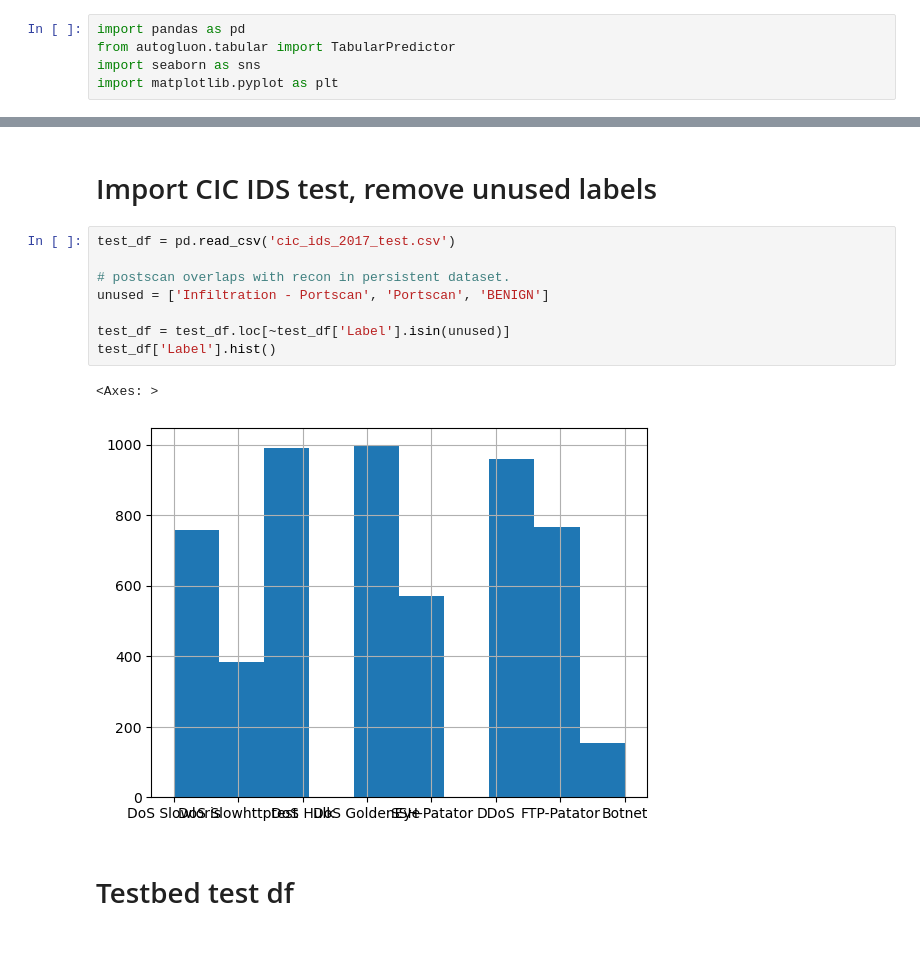
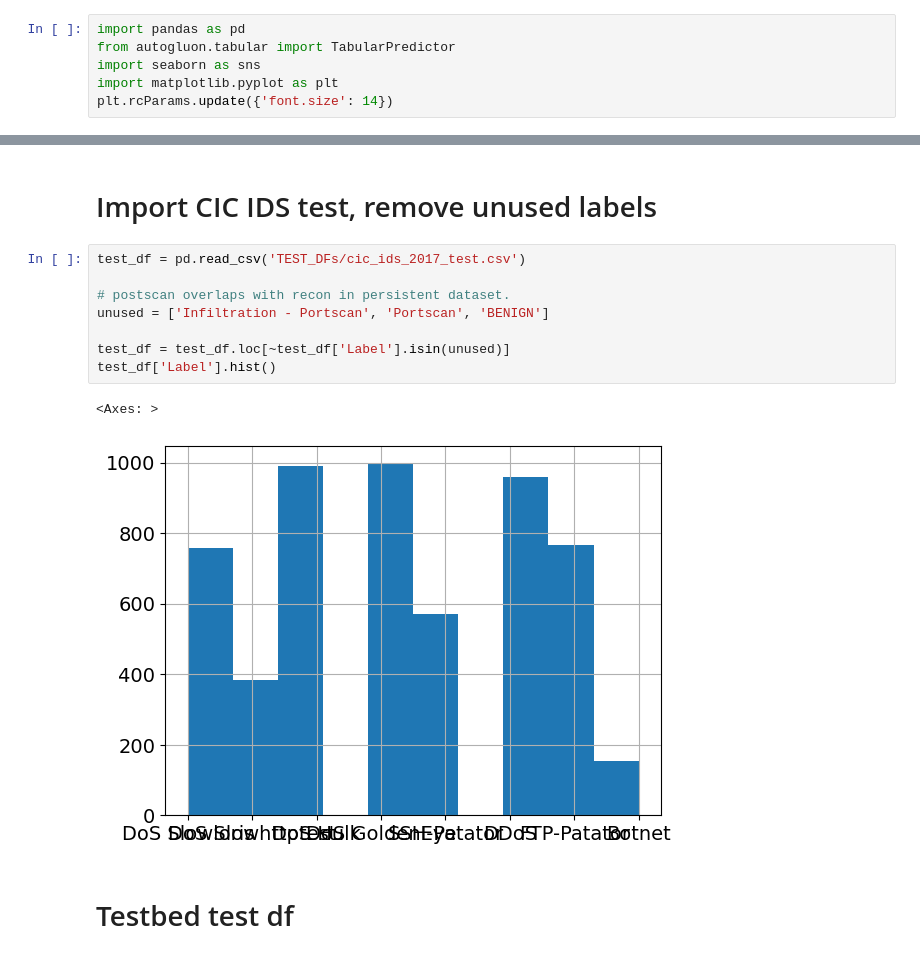
Before and after one commit to navya144/modular_ids_framework, a Jupyter notebook: non_persistent_model.ipynb, the cells around one changed output, grey strips where cells are left out. Saved outputs shown, nothing was run; the diff lists cells and outputs as text.

Commit message:
updated non_persistent plots

```diff
--- a/non_persistent_model.ipynb
+++ b/non_persistent_model.ipynb
@@ -14,6 +14,7 @@ import pandas as pd
 from autogluon.tabular import TabularPredictor
 import seaborn as sns
 import matplotlib.pyplot as plt
+plt.rcParams.update({'font.size': 14})
 # %% [markdown]
 # Import Training data
 # %%
@@ -67,16 +94,16 @@ array(['DoS Hulk', 'FTP-Patator', 'DoS GoldenEye', 'DoS Slowloris',
 # %% [markdown]
 # Import CIC IDS test, remove unused labels
 # %%
-test_df = pd.read_csv('cic_ids_2017_test.csv')
+test_df = pd.read_csv('TEST_DFs/cic_ids_2017_test.csv')
 
 # postscan overlaps with recon in persistent dataset.
 unused = ['Infiltration - Portscan', 'Portscan', 'BENIGN']
 
 test_df = test_df.loc[~test_df['Label'].isin(unused)]
 test_df['Label'].hist()
 # %% [output]
 <Axes: >
-[figure, old version]
+[figure, new version]
 # %% [markdown]
 # Testbed test df
 # %%
```
Also changed, not shown: parts of 16 cells of this notebook, 1 other file.
